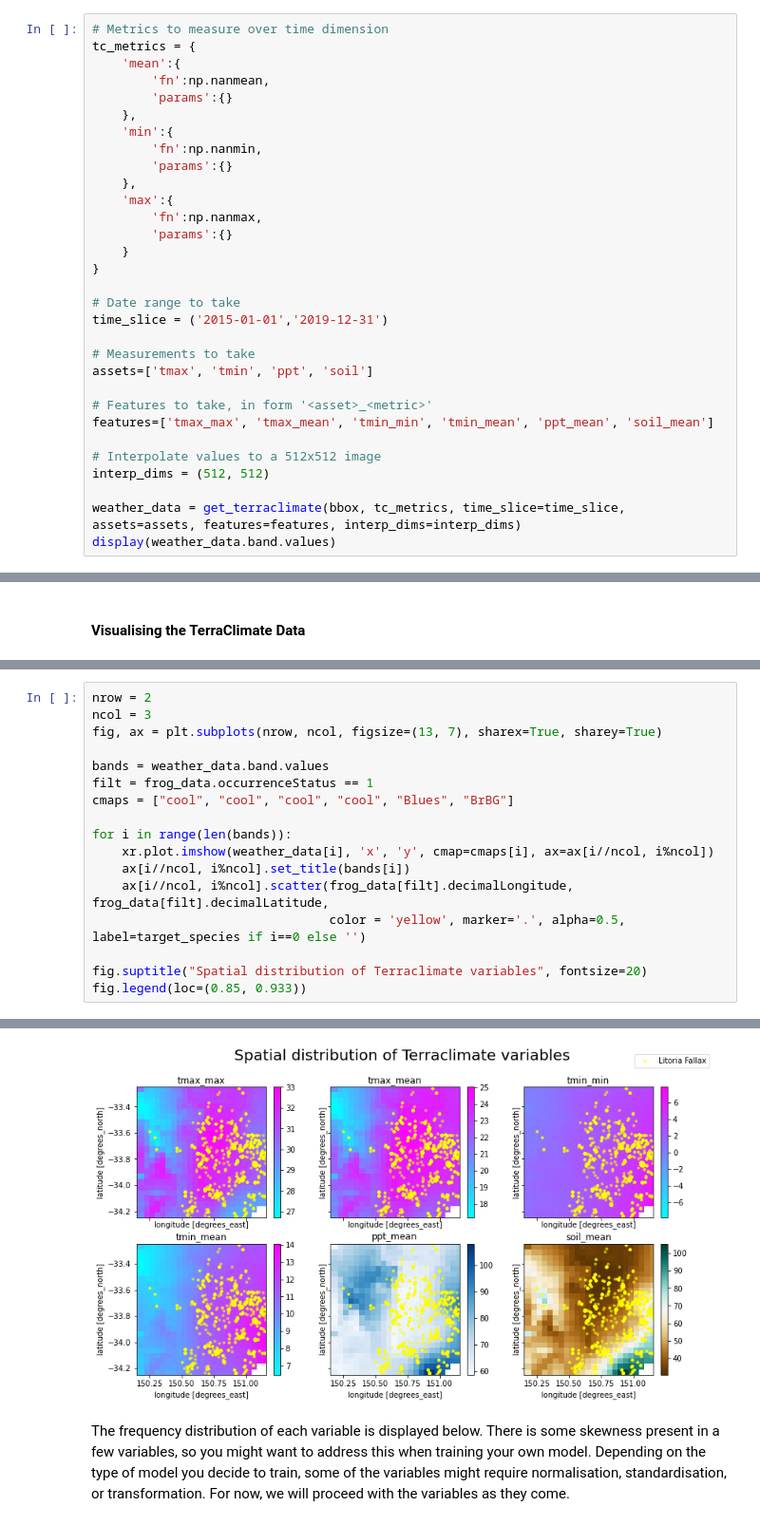
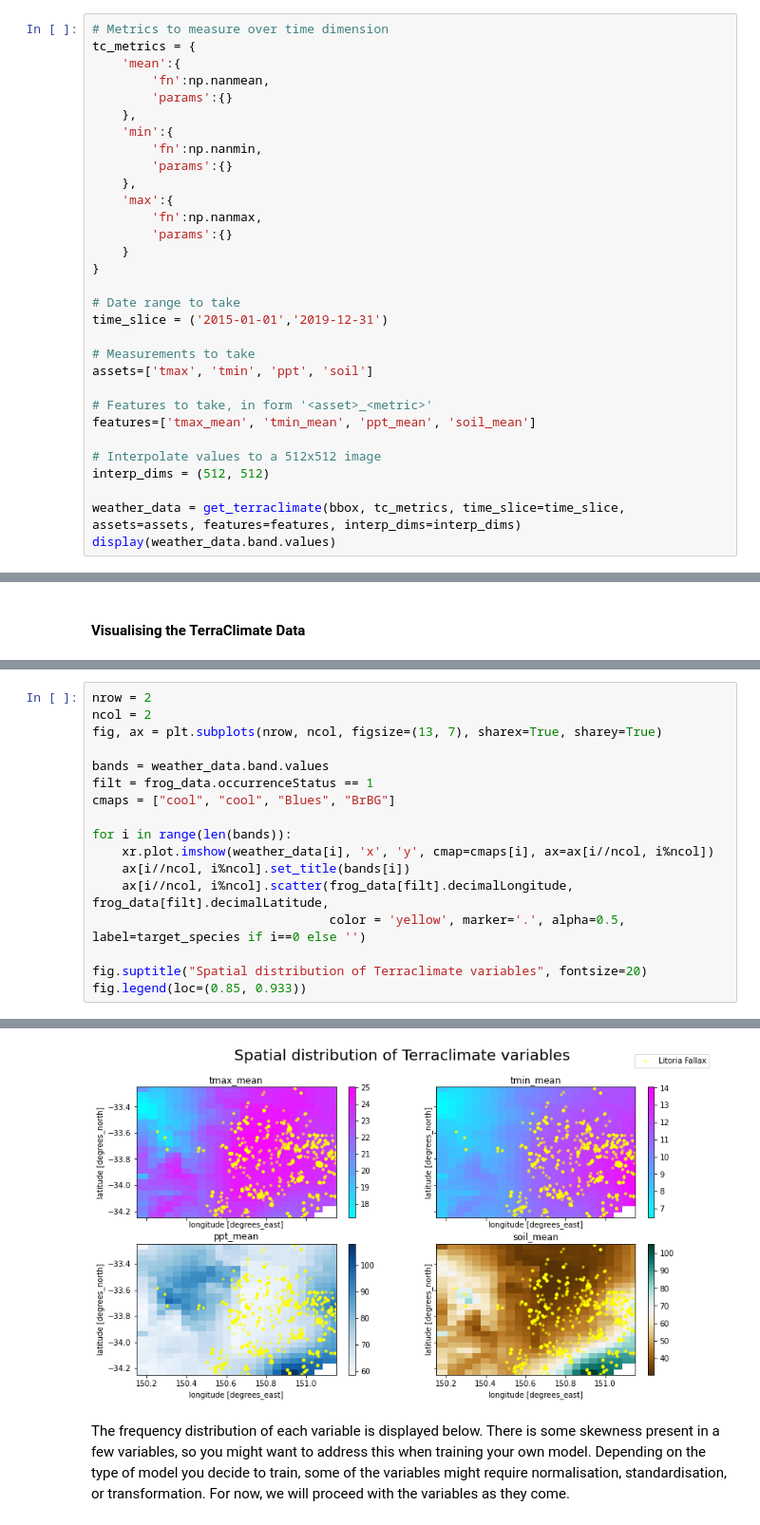
Before and after one commit to EY-Data-Science-Program/2022-Better-Working-World-Data-Challenge, a Jupyter notebook: notebooks/Model_Level_1.ipynb, the cells around one changed output, grey strips where cells are left out. Shown at 95% size. Saved outputs shown, nothing was run; the diff lists cells and outputs as text.

```diff
--- a/notebooks/Model_Level_1.ipynb
+++ b/notebooks/Model_Level_1.ipynb
@@ -375,7 +386,7 @@ time_slice = ('2015-01-01','2019-12-31')
 assets=['tmax', 'tmin', 'ppt', 'soil']
 
 # Features to take, in form '<asset>_<metric>'
-features=['tmax_max', 'tmax_mean', 'tmin_min', 'tmin_mean', 'ppt_mean', 'soil_mean']
+features=['tmax_mean', 'tmin_mean', 'ppt_mean', 'soil_mean']
 
 # Interpolate values to a 512x512 image
 interp_dims = (512, 512)
@@ -397,23 +407,23 @@ The spatial distribution of the six variables are displayed below.
 # %%
 nrow = 2
-ncol = 3
+ncol = 2
 fig, ax = plt.subplots(nrow, ncol, figsize=(13, 7), sharex=True, sharey=True)
 
 bands = weather_data.band.values
 filt = frog_data.occurrenceStatus == 1
-cmaps = ["cool", "cool", "cool", "cool", "Blues", "BrBG"]
+cmaps = ["cool", "cool", "Blues", "BrBG"]
 
 for i in range(len(bands)):
     xr.plot.imshow(weather_data[i], 'x', 'y', cmap=cmaps[i], ax=ax[i//ncol, i%ncol])
     ax[i//ncol, i%ncol].set_title(bands[i])
     ax[i//ncol, i%ncol].scatter(frog_data[filt].decimalLongitude, frog_data[filt].decimalLatitude,
                                 color = 'yellow', marker='.', alpha=0.5, label=target_species if i==0 else '')
 
 fig.suptitle("Spatial distribution of Terraclimate variables", fontsize=20)
 fig.legend(loc=(0.85, 0.933))
 # %% [output]
 <matplotlib.legend.Legend at 0x...>
-[figure, old version]
+[figure, new version]
 # %% [markdown]
 The frequency distribution of each variable is displayed below. There is some skewness present in a few variables, so you might want to address this when training your own model. Depending on the type of model you decide to train, some of the variables might require normalisation, standardisation, or transformation. For now, we will proceed with the variables as they come.
 # %%
```
Also changed, not shown: parts of 25 cells of this notebook, 22 other files.
